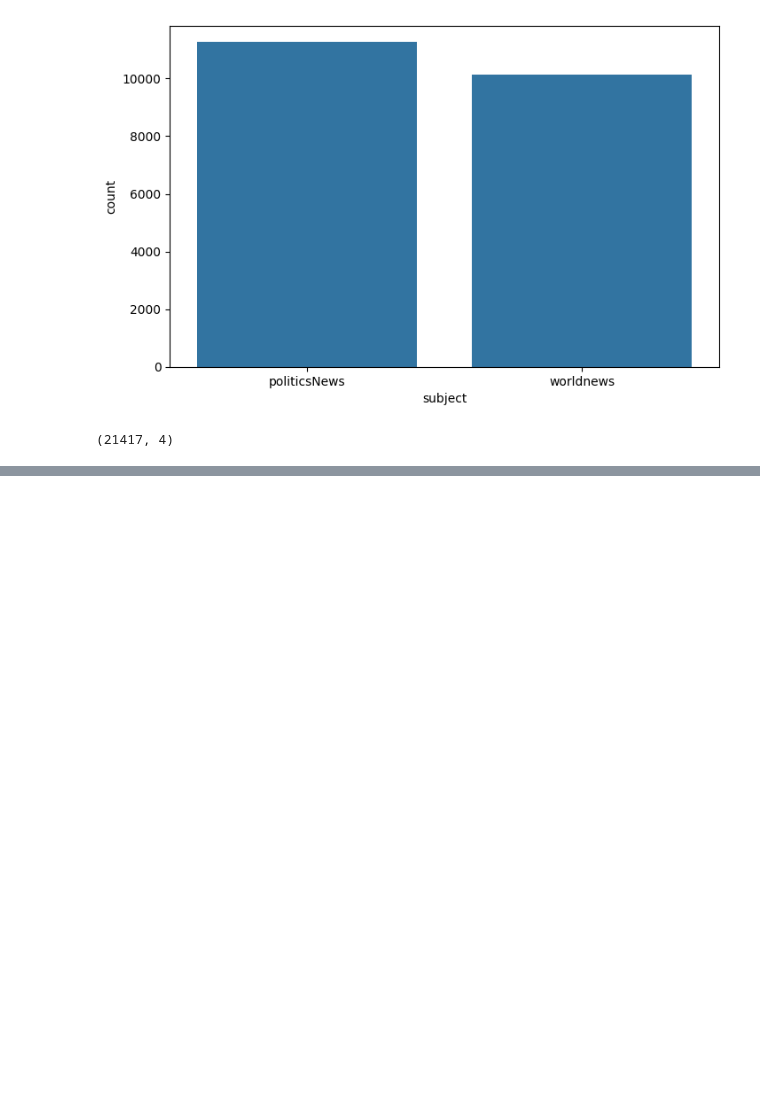
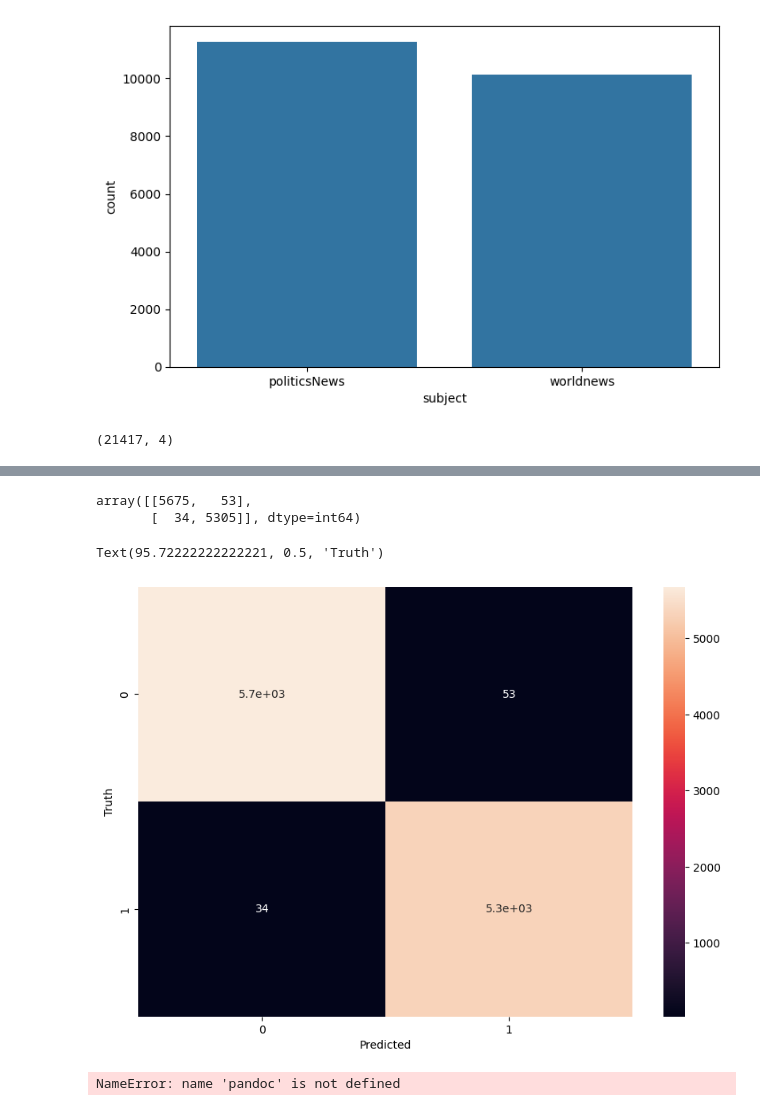
Before and after one commit to csci595-research-lit-spring-2024/595-class-project-spring-2024-mnajeeb4, a Jupyter notebook: notebooks/Unmasking Deception through Advanced NLP Analysis (Bidirectional LSTM).ipynb, the cells around one changed output, grey strips where cells are left out. Cells and saved outputs as stored; diff of their text form; code cells hidden in the pictures; blank space fills up the shorter version.

```diff
--- a/notebooks/Unmasking Deception through Advanced NLP Analysis (Bidirectional LSTM).ipynb
+++ b/notebooks/Unmasking Deception through Advanced NLP Analysis (Bidirectional LSTM).ipynb
@@ -100,0 +582,5 @@ real_df.shape
+# %%
+#Train test split
+X_train, X_test, y_train, y_test = train_test_split(X, y)
+# %%
+model.fit(X_train, y_train, validation_split=0.3, epochs=7)
@@ -100,0 +607,4 @@ real_df.shape
+# %%
+#Prediction is in probability of news being real, so converting into classes
+# Class 0 (Fake) if predicted prob < 0.5, else class 1 (Real)
+y_pred = (model.predict(X_test) >= 0.5).astype("int")
@@ -100,0 +628,19 @@ real_df.shape
+# %%
+from sklearn.metrics import confusion_matrix
+cm = confusion_matrix(y_test, y_pred)
+cm
+# %% [output]
+array([[5675,   53],
+       [  34, 5305]], dtype=int64)
+# %%
+plt.figure(figsize=(10,7))
+sns.heatmap(cm, annot=True)
+plt.xlabel('Predicted')
+plt.ylabel('Truth')
+# %% [output]
+Text(95.72222222222221, 0.5, 'Truth')
+[figure, added]
+# %%
+pandoc --version
+# %% [output]
+NameError: name 'pandoc' is not defined
```
Also changed, not shown: parts of 63 cells of this notebook, 6 other files.
